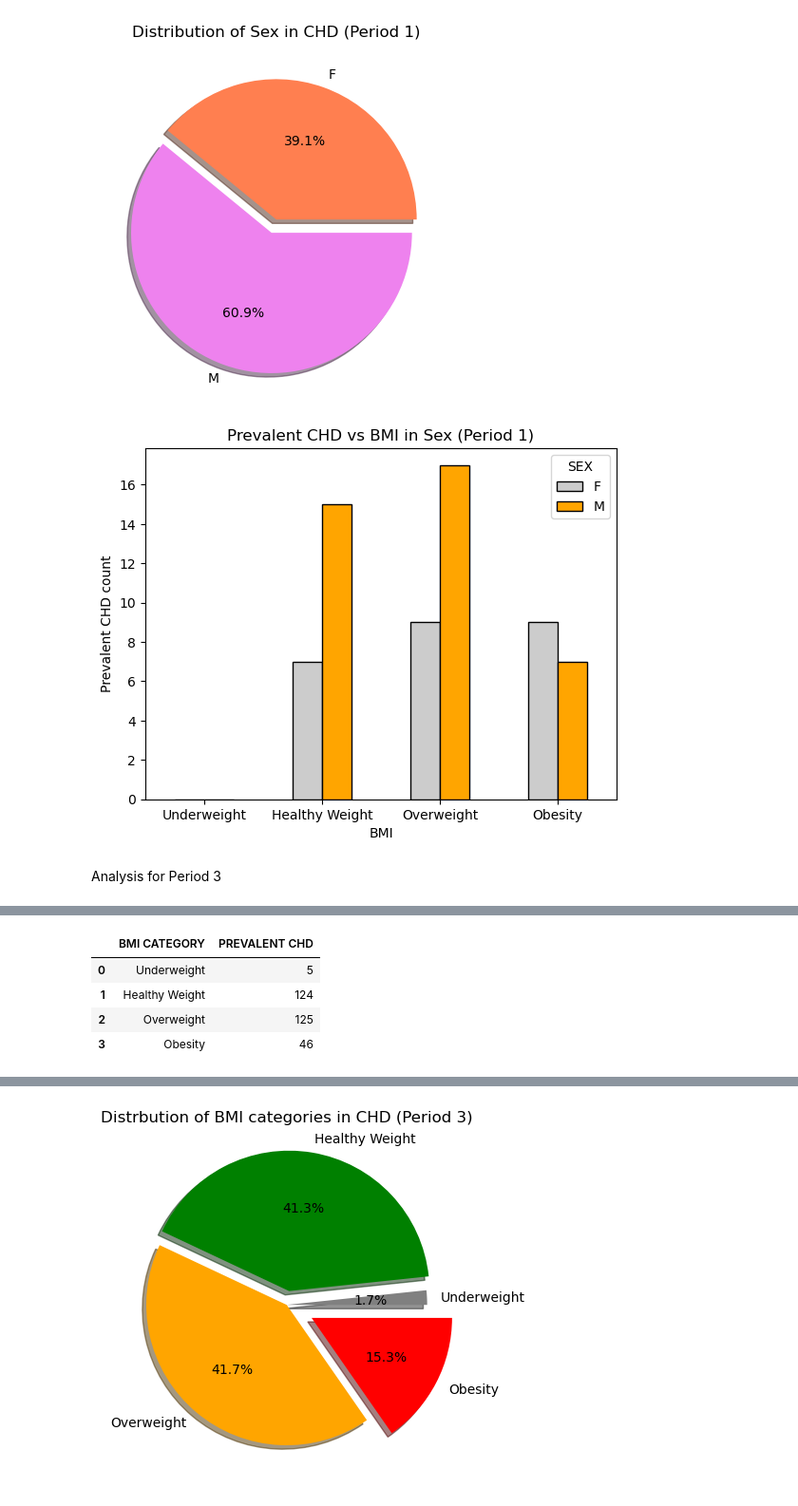
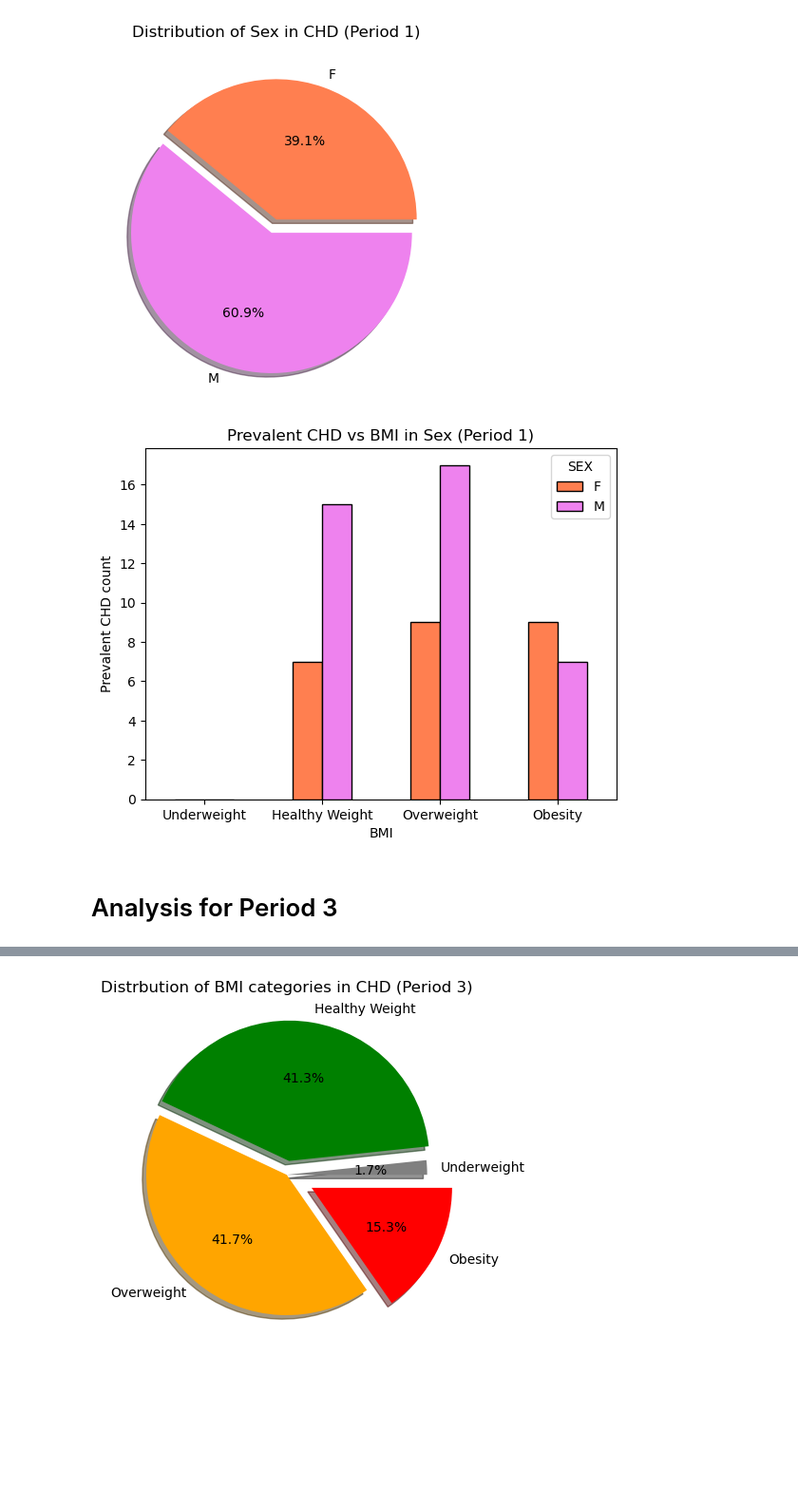
Before and after one commit to Yasmin-9/HeartInsights, a Jupyter notebook: yasmin/bmi.ipynb, the cells around one changed output, grey strips where cells are left out. Shown at 95% size. Saved outputs shown, nothing was run; the diff lists cells and outputs as text; code cells hidden in the pictures; blank space fills up the shorter version.

```diff
--- a/yasmin/bmi.ipynb
+++ b/yasmin/bmi.ipynb
@@ -148,28 +157,26 @@ plt.show()
 # %% [output]
 [figure]
 # %%
-# Analyzing the trend of BMI category vs CHD in males vs females in Period 1
-
 # Creating a grouby by SEX and BMI
 groupedS1_df = bmiP1_df.groupby(['SEX', 'BMI CATEGORY'])['PREVALENT CHD'].sum().reset_index()
 groupedS1_df
 
 # Pivot the SMOKING STATUS column, set BMI as index
 pivotS1_df = groupedS1_df.pivot(index = 'BMI CATEGORY', columns = 'SEX', values= 'PREVALENT CHD')
 pivotS1_df
 
 # Create bar chart, x = BMI, y = prevalent CHD, and stacked columns divde males and females
 pivotS1_df.plot(kind='bar',
-                color= ('0.80', 'orange'), rot = 360, edgecolor = 'black')
+                color= ('coral', 'violet'), rot = 360, edgecolor = 'black')
 
 plt.title('Prevalent CHD vs BMI in Sex (Period 1)')
 plt.xlabel('BMI')
 plt.ylabel('Prevalent CHD count')
 plt.show()
 # %% [output]
-[figure, old version]
+[figure, new version]
 # %% [markdown]
-Analysis for Period 3
+# Analysis for Period 3
 # %%
 # Create new DataFrame for Period 3 only
 bmiP3_df = bmi_df [bmi_df['PERIOD']==3]
@@ -181,13 +188,3 @@ bmiP3_df.head()
 | 8 | 14367 | M | 280.0 | 64 | NO | 0 | 1 | 0 | ... |
 | 11 | 16365 | M | 211.0 | 55 | NO | 0 | 1 | 0 | ... |
 | 14 | 23727 | F | 159.0 | 53 | NO | 0 | 3 | 0 | ... |
-# %%
-# Creating the groupby BMI category:
-grouped2_df = bmiP3_df.groupby(['BMI CATEGORY'])['PREVALENT CHD'].sum().reset_index()
-grouped2_df
-# %% [output]
-|  | BMI CATEGORY | PREVALENT CHD |
-| 0 | Underweight | 5 |
-| 1 | Healthy Weight | 124 |
-| 2 | Overweight | 125 |
-| 3 | Obesity | 46 |
```
Also changed, not shown: parts of 21 cells of this notebook.
